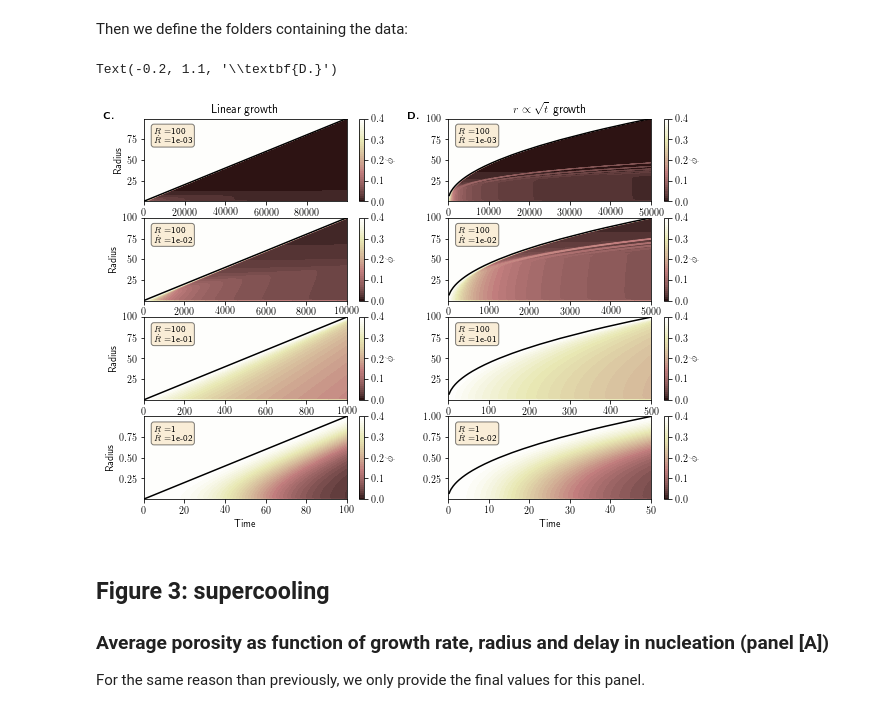
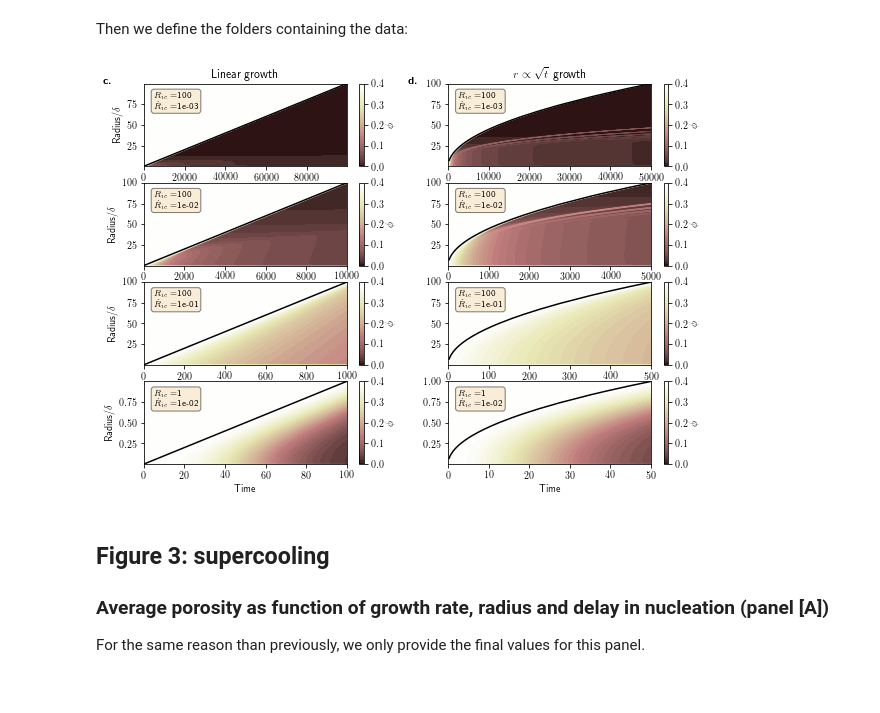
Before and after one commit to MarineLasbleis/mushdynamics, a Jupyter notebook: notebooks/Figures.ipynb, the cells around one changed output. Cells and saved outputs as stored; diff of their text form; code cells hidden in the pictures.

```diff
--- a/notebooks/Figures.ipynb
+++ b/notebooks/Figures.ipynb
@@ -61,23 +61,23 @@ def diagram(df, ylim=[-2, 2.5], xlim=[-4, 3], N=50):
 
     x = np.log10(np.array(df["dot_r"].values).astype(float))
     y = np.log10(np.array(df["Ric_adim"].values).astype(float)) # radius IC
-    delta = np.log10(np.array(df["delta"].values).astype(float))
+    delta = np.log10(np.array(df["delta"].values).astype(float)/np.array(df["Ric_adim"].values).astype(float))
     phi = np.array(df["sum_phi"].values).astype(float) #
     phir = np.array(df["phi_r"].values).astype(float) #
 
     fig, ax = plt.subplots(1, 2, sharex=True, sharey=True, figsize=[10, 3])
     cmap = plt.cm.magma
-    cntr1 = ax[0].tricontourf(x, y, delta, levels=np.linspace(-2, 5, N),  cmap=cmap)
+    cntr1 = ax[0].tricontourf(x, y, delta, levels=np.linspace(-4, 4, N),  cmap=cmap)
     cntr2 = ax[1].tricontourf(x, y, phi, levels=np.linspace(0, 0.4, N),  cmap=cmap)
-    cbar1 = plt.colorbar(cntr1, ax=ax[0], ticks=np.linspace(-2, 5, 8))
-    cbar1.ax.set_ylabel("$\ln_{10}\delta_{top}$")
+    cbar1 = plt.colorbar(cntr1, ax=ax[0], ticks=np.linspace(-4, 4, 9))
+    cbar1.ax.set_ylabel("$\ln_{10}\delta_{ul}/\dot{R}_{{ic}}( \tau_{{ic}})$")
     cbar2 = plt.colorbar(cntr2, ax=ax[1], ticks=[0., 0.1, 0.2, 0.3, 0.4])
     cbar2.ax.set_ylabel(r"$<\phi>$")
     ax[0].set_title("Thickness of upper layer")
     ax[1].set_title("Average porosity")
-    ax[0].set_xlabel(r"$\ln_{10}\dot{R}_{{ic}}( \tau_{{ic}})$")
-    ax[0].set_ylabel(r"$\ln_{10}R_{{ic}}$")
-    ax[1].set_xlabel(r"$\ln_{10}\dot{R}_{{ic}}( \tau_{{ic}})$")
+    ax[0].set_xlabel(r"$\ln_{10}\dot{R}_{{ic}}( \tau_{{ic}})/V_D$")
+    ax[0].set_ylabel(r"$\ln_{10}R_{{ic}}/\delta$")
+    ax[1].set_xlabel(r"$\ln_{10}\dot{R}_{{ic}}( \tau_{{ic}})/V_D$")
     ax[0].set_ylim(ylim)
     ax[0].set_xlim(xlim)
     return fig, ax
@@ -88,10 +88,12 @@ fig, ax = diagram(diag_linear, ylim=[-1, 3], xlim=[-3.1, 1])
 R = [2, 2, 2, 0]
 dot_R = [-3, -2, -1, -2]
 
-for i, text in enumerate(["A", "B"]):
+for i, text in enumerate(["a", "b"]):
 
     ax[i].tick_params(direction="out", top=True, right=True)
     ax[i].scatter(dot_R, R, c="w", marker="*")
     ax[i].text(-0.1, 1.10, r"\textbf{"+text+".}", transform=ax[i].transAxes, fontsize=11,
                 verticalalignment='top')
+
+plt.savefig("Diagram_n3_exp1.pdf")
 # %% [output]
@@ -159,8 +161,8 @@ def figure_lineaire(folder, ax3, fig3):
     ax3.plot(Time, rayon, 'k')
     cb.set_label("$\phi$")
     textstr = '\n'.join((
-                    r"$R=${:.0f}".format(param["Ric_adim"]),
-                    r"$\dot R=${:.0e}".format(param["dot_r"])))
+                    r"$R_{{ic}}=${:.0f}".format(param["Ric_adim"]),
+                    r"$\dot R_{{ic}}=${:.0e}".format(param["dot_r"])))
 
     props = dict(boxstyle='round', facecolor='wheat', alpha=0.5)
     ax3.text(0.05, 0.90, textstr, transform=ax3.transAxes, fontsize=9,
@@ -180,27 +182,27 @@ folders_05=["exp_5.00e-01_coeff_4.47e-01_radius_1.00e+02",
 # %%
 N_fig = len(folders)
 fig, ax = plt.subplots(N_fig, 2, figsize=[10, 7])
 
 for i, folder in enumerate(folders):
 
     figure_lineaire(base+folder, ax[i, 0], fig)
     figure_lineaire(base+folders_05[i], ax[i, 1], fig)
 
-
-    ax[i, 0].set_ylabel("Radius")
+    ax[i, 0].set_ylabel("Radius$/\delta$")
 
 ax[-1, 0].set_xlabel("Time")
 ax[-1, 1].set_xlabel("Time")
 ax[0, 0].set_title("Linear growth")
 ax[0, 1].set_title(r"$r\propto\sqrt{t}$ growth")
 
-ax[0, 0].text(-0.2, 1.10, r"\textbf{C.}", transform=ax[0, 0].transAxes, fontsize=11,
+ax[0, 0].text(-0.2, 1.10, r"\textbf{c.}", transform=ax[0, 0].transAxes, fontsize=11,
             verticalalignment='top')
-ax[0, 1].text(-0.2, 1.10, r"\textbf{D.}", transform=ax[0, 1].transAxes, fontsize=11,
+ax[0, 1].text(-0.2, 1.10, r"\textbf{d.}", transform=ax[0, 1].transAxes, fontsize=11,
             verticalalignment='top')
+
+plt.savefig("different_growth.pdf")
 # %% [output]
-Text(-0.2, 1.1, '\\textbf{D.}')
-[figure, old version]
+[figure, new version]
 # %% [markdown]
 ## Figure 3: supercooling
 
```
Also changed, not shown: parts of 4 cells of this notebook, 2 other files.
